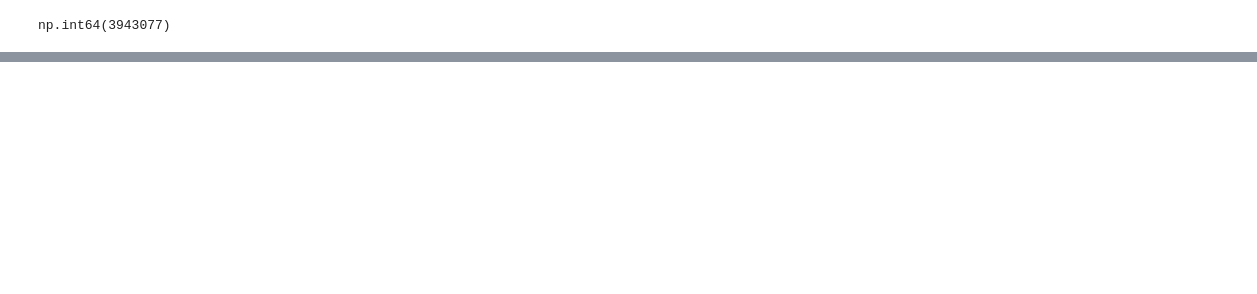
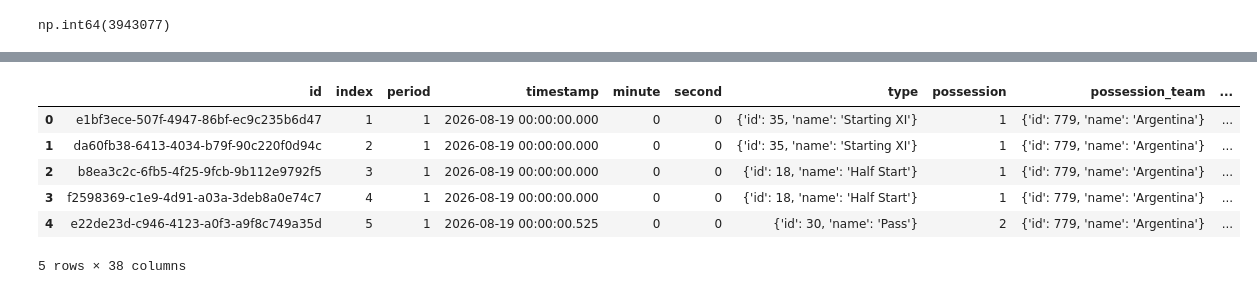
Before and after one commit to manupardo29/football-match-analysis, a Jupyter notebook: notebooks/01_primer_analisis.ipynb, the cells around one changed output, grey strips where cells are left out. Cells and saved outputs as stored; diff of their text form; code cells hidden in the pictures; blank space fills up the shorter version.

```diff
--- a/notebooks/01_primer_analisis.ipynb
+++ b/notebooks/01_primer_analisis.ipynb
@@ -108,0 +69,10 @@ np.int64(3943077)
+# %%
+df_eventos.head()
+# %% [output]
+|  | id | index | period | timestamp | minute | second | type | possession | possession_team | ... |
+| 0 | e1bf3ece-507f-4947-86bf-ec9c235b6d47 | 1 | 1 | 2026-08-19 00:00:00.000 | 0 | 0 | {'id': 35, 'name': 'Starting XI'} | 1 | {'id': 779, 'name': 'Argentina'} | ... |
+| 1 | da60fb38-6413-4034-b79f-90c220f0d94c | 2 | 1 | 2026-08-19 00:00:00.000 | 0 | 0 | {'id': 35, 'name': 'Starting XI'} | 1 | {'id': 779, 'name': 'Argentina'} | ... |
+| 2 | b8ea3c2c-6fb5-4f25-9fcb-9b112e9792f5 | 3 | 1 | 2026-08-19 00:00:00.000 | 0 | 0 | {'id': 18, 'name': 'Half Start'} | 1 | {'id': 779, 'name': 'Argentina'} | ... |
+| 3 | f2598369-c1e9-4d91-a03a-3deb8a0e74c7 | 4 | 1 | 2026-08-19 00:00:00.000 | 0 | 0 | {'id': 18, 'name': 'Half Start'} | 1 | {'id': 779, 'name': 'Argentina'} | ... |
+| 4 | e22de23d-c946-4123-a0f3-a9f8c749a35d | 5 | 1 | 2026-08-19 00:00:00.525 | 0 | 0 | {'id': 30, 'name': 'Pass'} | 2 | {'id': 779, 'name': 'Argentina'} | ... |
+5 rows × 38 columns
```
Also changed, not shown: parts of 24 cells of this notebook.
